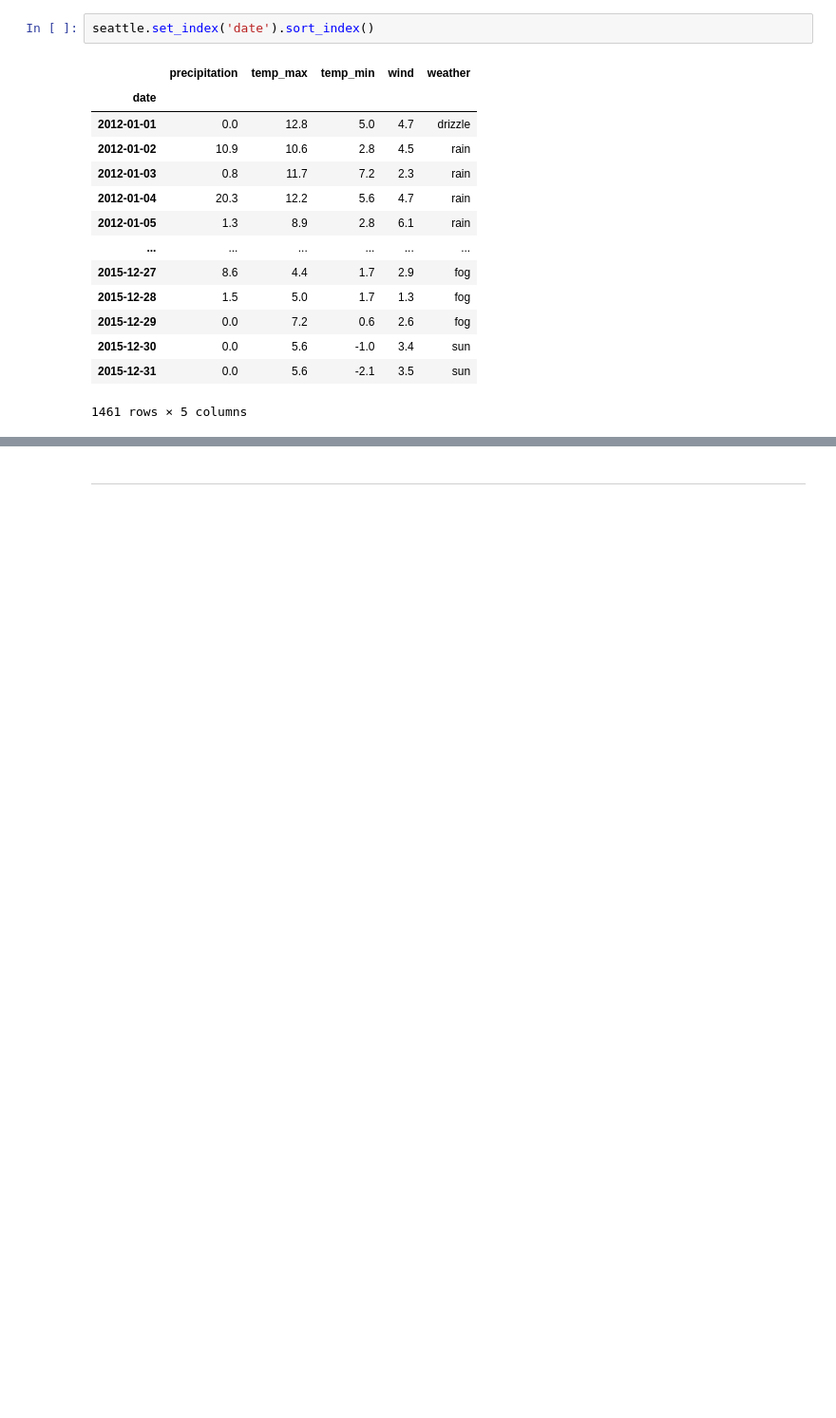
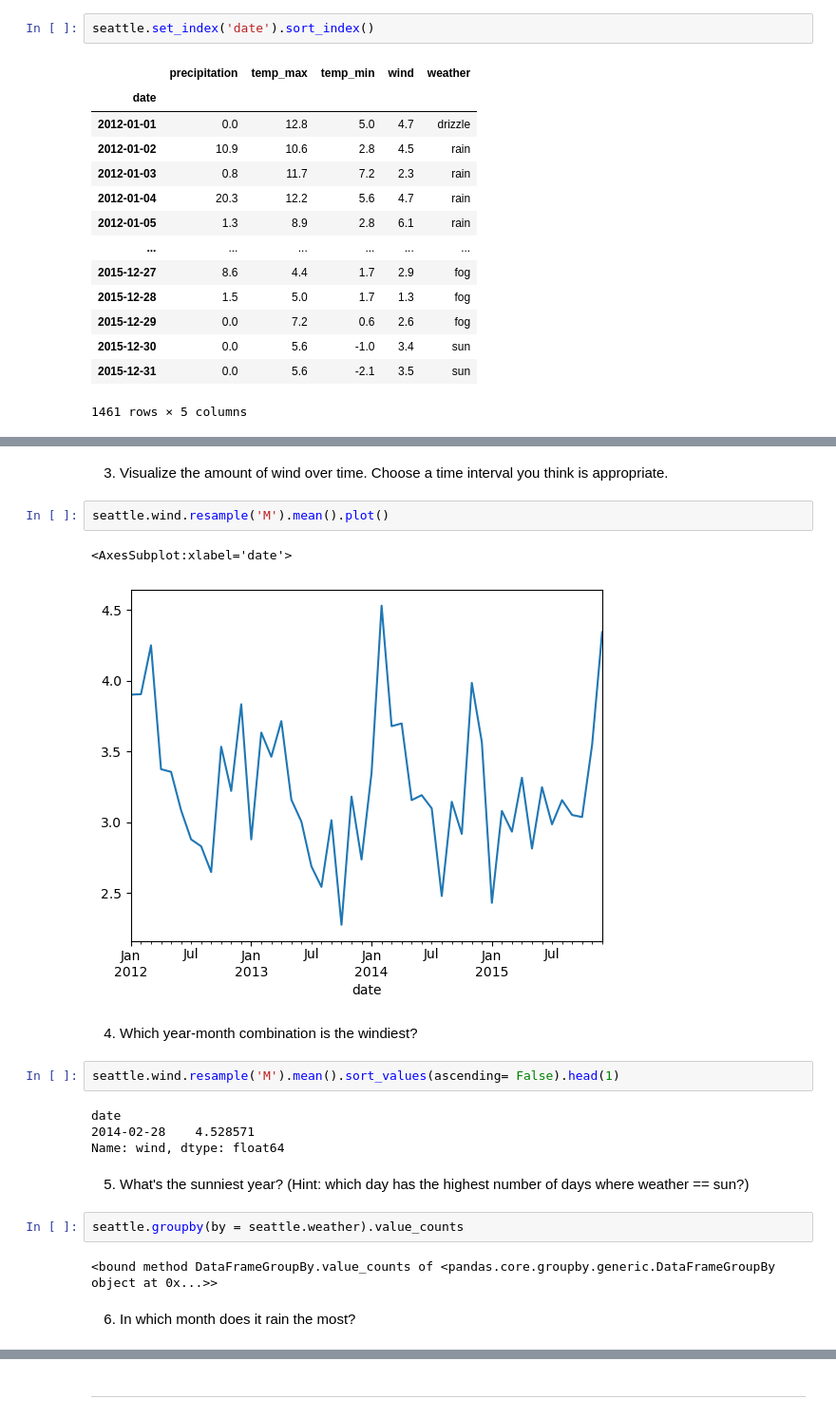
Before and after one commit to stephen-c-perry/time-series-exercises, a Jupyter notebook: datetime_exercises.ipynb, the cells around one changed output, grey strips where cells are left out. Shown: that part at 95% size. Saved outputs shown, nothing was run; the diff lists cells and outputs as text; blank space fills up the shorter version.

```diff
--- a/datetime_exercises.ipynb
+++ b/datetime_exercises.ipynb
@@ -191,0 +196,23 @@ seattle.set_index('date').sort_index()
+# %% [markdown]
+3) Visualize the amount of wind over time. Choose a time interval you think is appropriate.
+# %%
+seattle.wind.resample('M').mean().plot()
+# %% [output]
+<AxesSubplot:xlabel='date'>
+[figure, added]
+# %% [markdown]
+4) Which year-month combination is the windiest?
+# %%
+seattle.wind.resample('M').mean().sort_values(ascending= False).head(1)
+# %% [output]
+date
+2014-02-28    4.528571
+Name: wind, dtype: float64
+# %% [markdown]
+5) What's the sunniest year? (Hint: which day has the highest number of days where weather == sun?)
+# %%
+seattle.groupby(by = seattle.weather).value_counts
+# %% [output]
+<bound method DataFrameGroupBy.value_counts of <pandas.core.groupby.generic.DataFrameGroupBy object at 0x...>>
+# %% [markdown]
+6) In which month does it rain the most?
```
Also changed, not shown: parts of 14 cells of this notebook, 6 other files.
